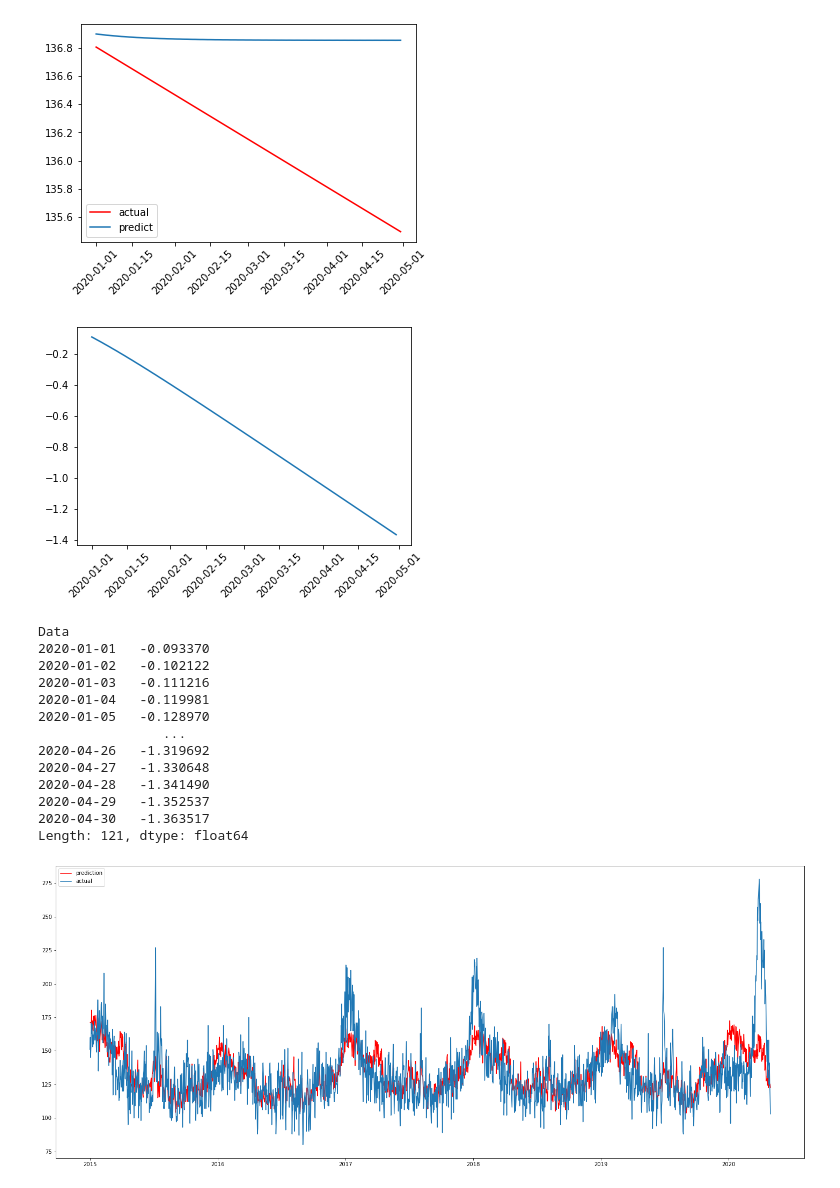
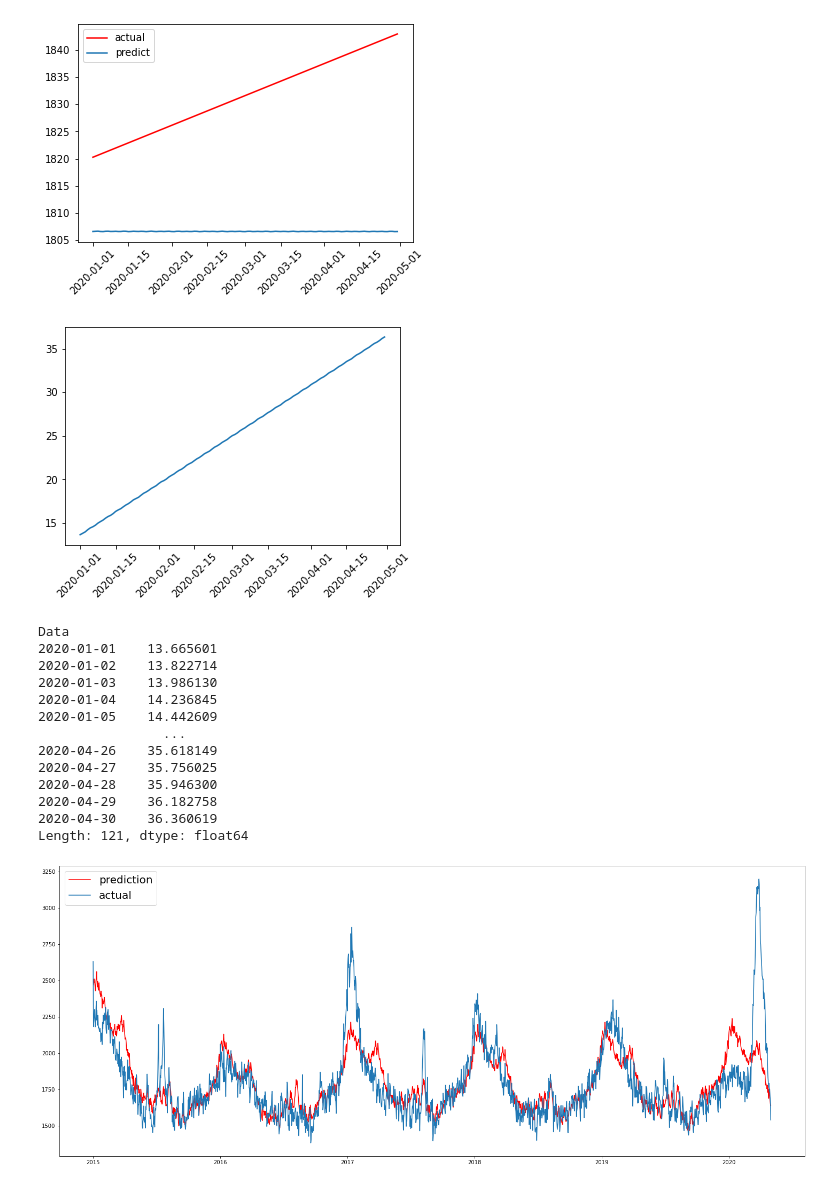
Before and after one commit to SofiaBlack/COVID-19_deaths_analysis, a Jupyter notebook: SARIMAX Model.ipynb, the cells around one changed output. Drawn from its saved outputs; the diff is of its cells as text; code cells hidden in the pictures.

```diff
--- a/SARIMAX Model.ipynb
+++ b/SARIMAX Model.ipynb
@@ -13,6 +13,6 @@ df.head()
 # %%
 #trasformo le date e i numeri
-df.Data = pd.to_datetime(df.Data, dayfirst=True)
+df['Data'] = pd.to_datetime(df['Data'], dayfirst=True)
 df.Totale = pd.to_numeric(df.Totale)
 df.head()
 # %% [output]
@@ -180,9 +198,9 @@ trend_covid = ts_trend[test_end + timedelta(days=1): covid_end]
 #creazione del modello
 from statsmodels.tsa.statespace.sarimax import SARIMAX
 
-p = 8
+p = 12
 d = 1
-q = 12
+q = 9
 
 model = SARIMAX(train, order=(p, d, q))
 model_fit = model.fit(disp=1,solver='powell')
@@ -329,7 +347,7 @@ plt.xticks(rotation=45)
 plt.legend()
 plt.show()
 # %% [output]
-[figure, old version]
+[figure, new version]
 # %%
 #calcolo della differenza tra i valori reali del covid e la previsione (periodo di riferimento 01-01-2020 - 30-04-2020)
 trend_covid_diff = (trend_covid - covid_predictions)
@@ -338,32 +356,32 @@ plt.plot(trend_covid_diff)
 plt.xticks(rotation=45)
 plt.show()
 # %% [output]
-[figure, old version]
+[figure, new version]
 # %%
 trend_covid_diff #differenza tra i valori del trend_covid e la previsione
 # %% [output]
 Data
-2020-01-01   -0.093370
-2020-01-02   -0.102122
-2020-01-03   -0.111216
-2020-01-04   -0.119981
-2020-01-05   -0.128970
+2020-01-01    13.665601
+2020-01-02    13.822714
+2020-01-03    13.986130
+2020-01-04    14.236845
+2020-01-05    14.442609
                 ...
-2020-04-26   -1.319692
-2020-04-27   -1.330648
-2020-04-28   -1.341490
-2020-04-29   -1.352537
-2020-04-30   -1.363517
+2020-04-26    35.618149
+2020-04-27    35.756025
+2020-04-28    35.946300
+2020-04-29    36.182758
+2020-04-30    36.360619
 Length: 121, dtype: float64
 # %%
 predictions_tot = predictions_trend.iloc[1:] * ts_seasonal
 plt.figure(figsize=(25,10))
 plt.plot(predictions_tot, color='red', label='prediction')
 plt.plot(ts, label='actual')
-plt.legend()
+plt.legend(prop={'size': 20})
 plt.show()
 # %% [output]
-[figure, old version]
+[figure, new version]
 # %%
 diff_predictions_tot = (predictions_tot - ts)
 plt.figure(figsize=(25,10))
```
Also changed, not shown: parts of 23 cells of this notebook, 5 other files.
